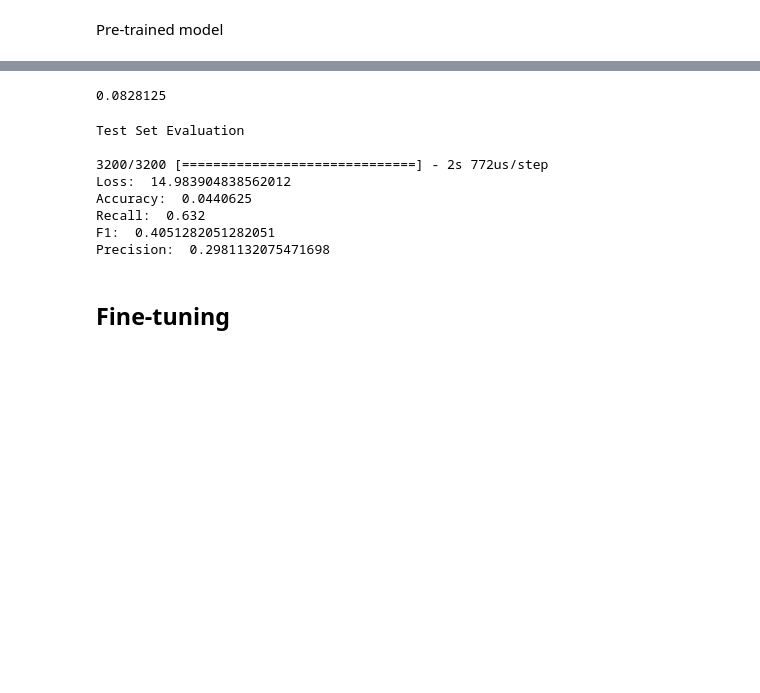
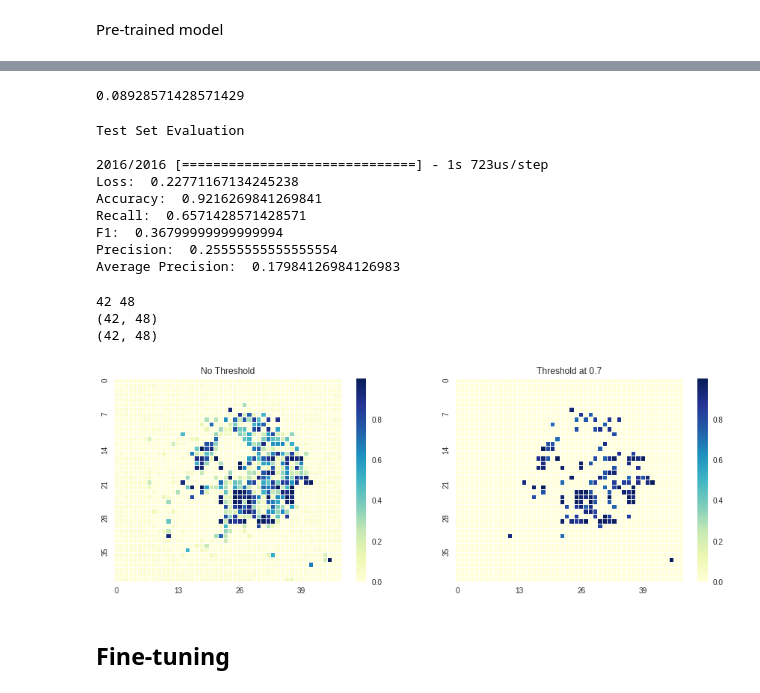
Before and after one commit to chding12/adl-project, a Jupyter notebook: single_slide_consolidated.ipynb, the cells around one changed output, grey strips where cells are left out. Cells and saved outputs as stored; diff of their text form; code cells hidden in the pictures; blank space fills up the shorter version.

```diff
--- a/single_slide_consolidated.ipynb
+++ b/single_slide_consolidated.ipynb
@@ -358,7 +460,7 @@ def oversampling(x,y):
 
   return x_new, y_new
 # %%
-X_sample, y_sample = oversampling(X_train, y_train)
+X_sample, y_sample = oversampling(x_train, y_train)
 # %%
 print('0 class: ', (y_sample==0).sum())
 print('1 class: ', (y_sample == 1).sum())
@@ -398,19 +500,22 @@ import tensorflow as tf
 vgg16 = tf.keras.applications.VGG16(weights = 'imagenet',input_shape=(40, 40, 3), include_top=False)
 vgg16.trainable=False
 # %%
-# model_gen = tf.keras.Sequential([
-#   vgg16,
-#   #xception,
-#   tf.keras.layers.GlobalAveragePooling2D(),
-#   #tf.keras.layers.Flatten(),
-#   #tf.keras.layers.Dense(256, activation='relu'),
-#   #tf.keras.layers.Dropout(0.3), # Add dropout to reduce overfitting
-#   tf.keras.layers.Dense(128, activation = 'relu'),
-#   #tf.keras.layers.Dropout(0.3),
-#   tf.keras.layers.Dense(2, activation = 'softmax')])
+model_baseline = tf.keras.Sequential([
+  vgg16,
+  #xception,
+  tf.keras.layers.GlobalAveragePooling2D(),
+  #tf.keras.layers.Flatten(),
+  #tf.keras.layers.Dense(256, activation='relu'),
+  #tf.keras.layers.Dropout(0.3), # Add dropout to reduce overfitting
+  tf.keras.layers.Dense(128, activation = 'relu'),
+  #tf.keras.layers.Dropout(0.3),
+  tf.keras.layers.Dense(2, activation = 'softmax')])
 
-# model_gen.compile(optimizer=tf.keras.optimizers.SGD(lr=0.0001, momentum = 0.9),
-#             loss=tf.keras.losses.sparse_categorical_crossentropy,
-#             metrics=['accuracy'])
+model_baseline.compile(optimizer=tf.keras.optimizers.SGD(lr=0.0001, momentum = 0.9),
+            loss=tf.keras.losses.sparse_categorical_crossentropy,
+            metrics=['accuracy'])
 
-# model_gen.summary()
+model_baseline.summary()
+
+#optimizer=tf.train.AdamOptimizer()
+#optimizer=tf.keras.optimizers.SGD(lr=0.0001, momentum = 0.9)
@@ -459,3 +540,3 @@ Pre-trained model
 # %%
-model.fit(X_sample, y_sample, batch_size = 64, epochs = 10, validation_split = 0.1)
+model_baseline.fit(X_sample, y_sample, batch_size = 64, epochs = 20, validation_split = 0.1)
 # %% [output]
@@ -539,13 +585,13 @@ Test 1 class:  125
 # %%
-y_pred = model.predict(X_test).argmax(axis =1)
+y_pred = model_baseline.predict(x_test).argmax(axis =1)
 y_pred.mean()
 # %% [output]
-0.0828125
+0.08928571428571429
 # %%
 from sklearn.metrics import roc_curve,  precision_score, recall_score, f1_score
 print('Test Set Evaluation\n')
 
-evaluation = model_gen.evaluate(X_test, y_test)
+evaluation = model_baseline.evaluate(x_test, y_test)
 
 print('Loss: ', evaluation[0])
 print('Accuracy: ', evaluation[1])
@@ -553,14 +599,24 @@ print('Accuracy: ', evaluation[1])
 print('Recall: ', recall_score(y_test, y_pred))
 print('F1: ', f1_score(y_test, y_pred))
 print('Precision: ', precision_score(y_test, y_pred))
+print('Average Precision: ', average_precision_score(y_test, y_pred))
 # %% [output]
 Test Set Evaluation
 
-3200/3200 [==============================] - 2s 772us/step
-Loss:  14.983904838562012
-Accuracy:  0.0440625
-Recall:  0.632
-F1:  0.4051282051282051
-Precision:  0.2981132075471698
+2016/2016 [==============================] - 1s 723us/step
+Loss:  0.22771167134245238
+Accuracy:  0.9216269841269841
+Recall:  0.6571428571428571
+F1:  0.36799999999999994
+Precision:  0.25555555555555554
+Average Precision:  0.17984126984126983
+# %%
+print('Baseline Model')
+gen_heatmap(slide_image4, x_test, model_baseline, thres=0.7)
+# %% [output]
+42 48
+(42, 48)
+(42, 48)
+[figure, added]
 # %% [markdown]
 ## Fine-tuning
```
Also changed, not shown: parts of 60 cells of this notebook.
